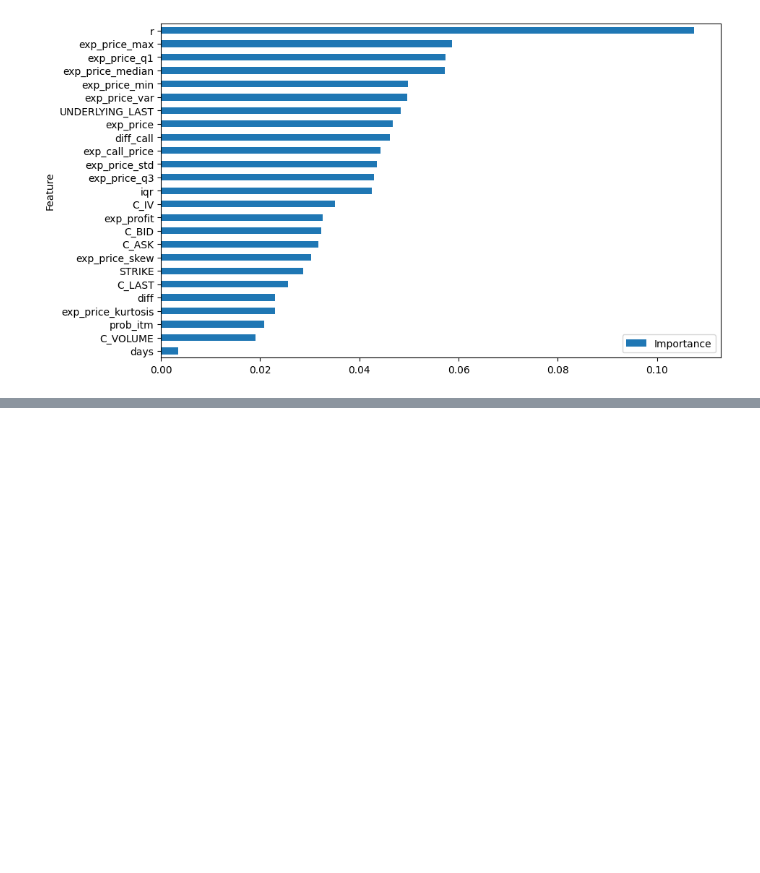
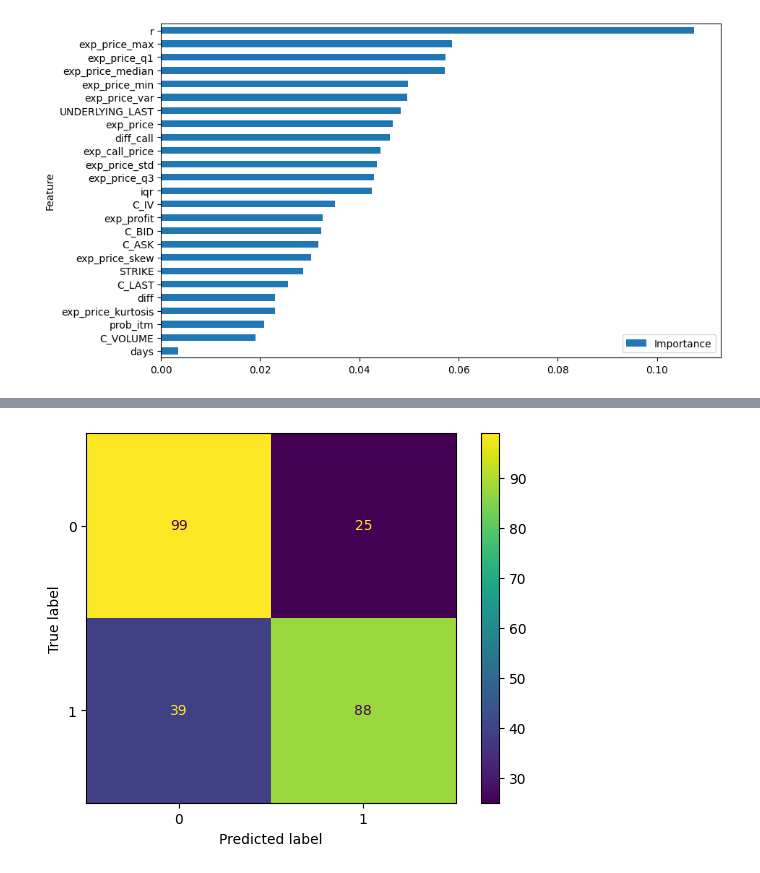
Before and after one commit to adalseno/mmar, a Jupyter notebook: notebooks/ml_draft3.ipynb, the cells around one changed output, grey strips where cells are left out. Drawn from its saved outputs; the diff is of its cells as text; code cells hidden in the pictures; blank space fills up the shorter version.

```diff
--- a/notebooks/ml_draft3.ipynb
+++ b/notebooks/ml_draft3.ipynb
@@ -354,0 +427,6 @@ feature_importance.plot(x='Feature', y='Importance', kind='barh', figsize=(10, 6
+# %%
+# Grid search
+rf_random = RandomizedSearchCV(estimator = pipe, param_distributions = random_grid, n_iter = n_iter, cv = 5, verbose=verbose_level, random_state=1968, n_jobs = n_jobs)
+# %%
+# Fit the random search model
+rf_random.fit(X_train, y_train)
@@ -354,0 +478,2 @@ feature_importance.plot(x='Feature', y='Importance', kind='barh', figsize=(10, 6
+# %%
+best_model = rf_random.best_estimator_
@@ -354,0 +484,2 @@ feature_importance.plot(x='Feature', y='Importance', kind='barh', figsize=(10, 6
+# %%
+predictions = best_model.predict(X_test)
@@ -354,0 +497,7 @@ feature_importance.plot(x='Feature', y='Importance', kind='barh', figsize=(10, 6
+# %%
+cm = confusion_matrix(y_test, predictions)
+disp = ConfusionMatrixDisplay(confusion_matrix=cm)
+disp.plot()
+plt.show()
+# %% [output]
+[figure, added]
```
Also changed, not shown: parts of 20 cells of this notebook.
